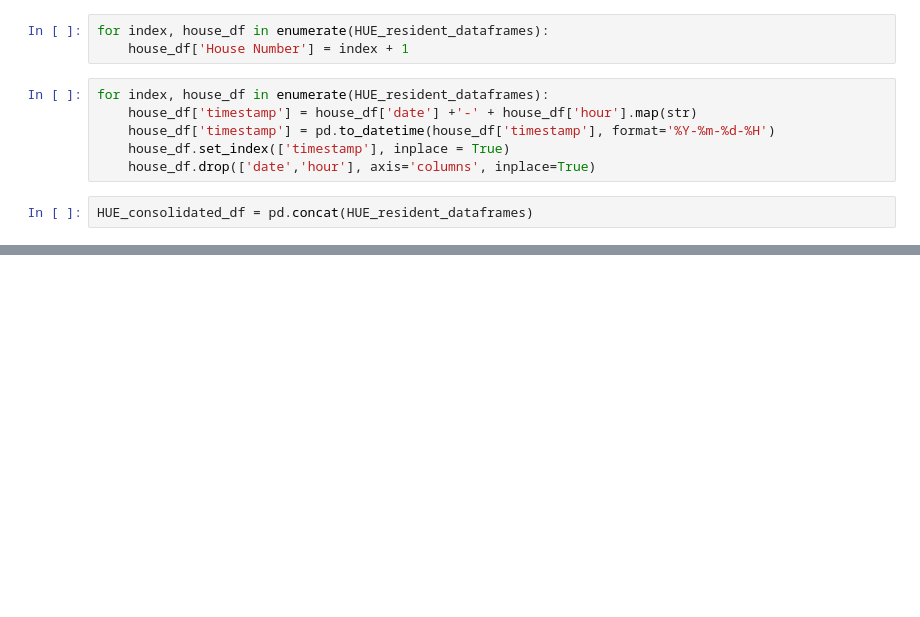
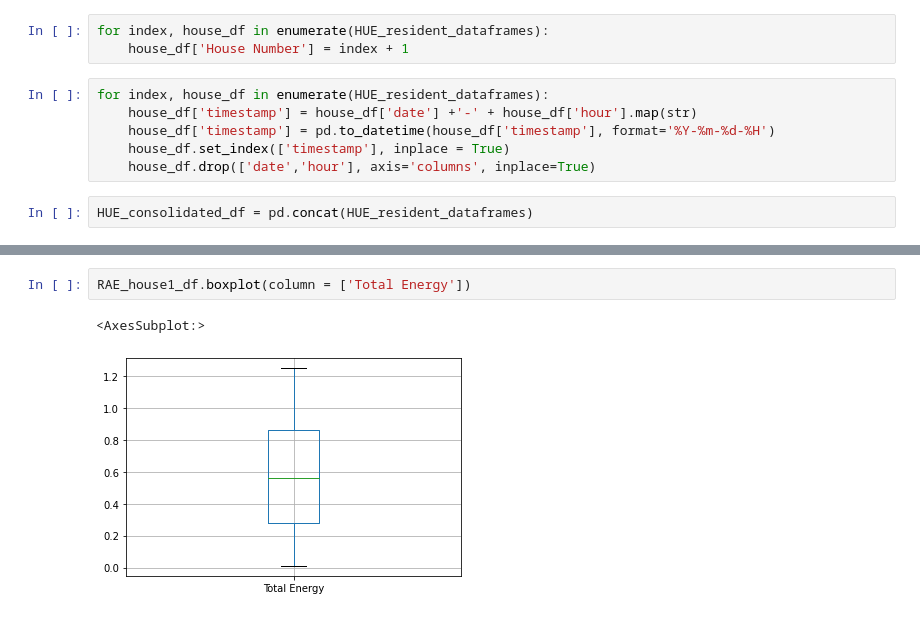
Before and after one commit to rishabhjain1997/Energy-Datasets, a Jupyter notebook: energy_consumption.ipynb, the cells around one changed output, grey strips where cells are left out. Saved outputs shown, nothing was run; the diff lists cells and outputs as text; blank space fills up the shorter version.

```diff
--- a/energy_consumption.ipynb
+++ b/energy_consumption.ipynb
@@ -331,0 +369,5 @@ AMPDS_df = AMPDS_df.resample('H', on='TS').sum()
+# %%
+RAE_house1_df.boxplot(column = ['Total Energy'])
+# %% [output]
+<AxesSubplot:>
+[figure, added]
```
Also changed, not shown: parts of 48 cells of this notebook.
